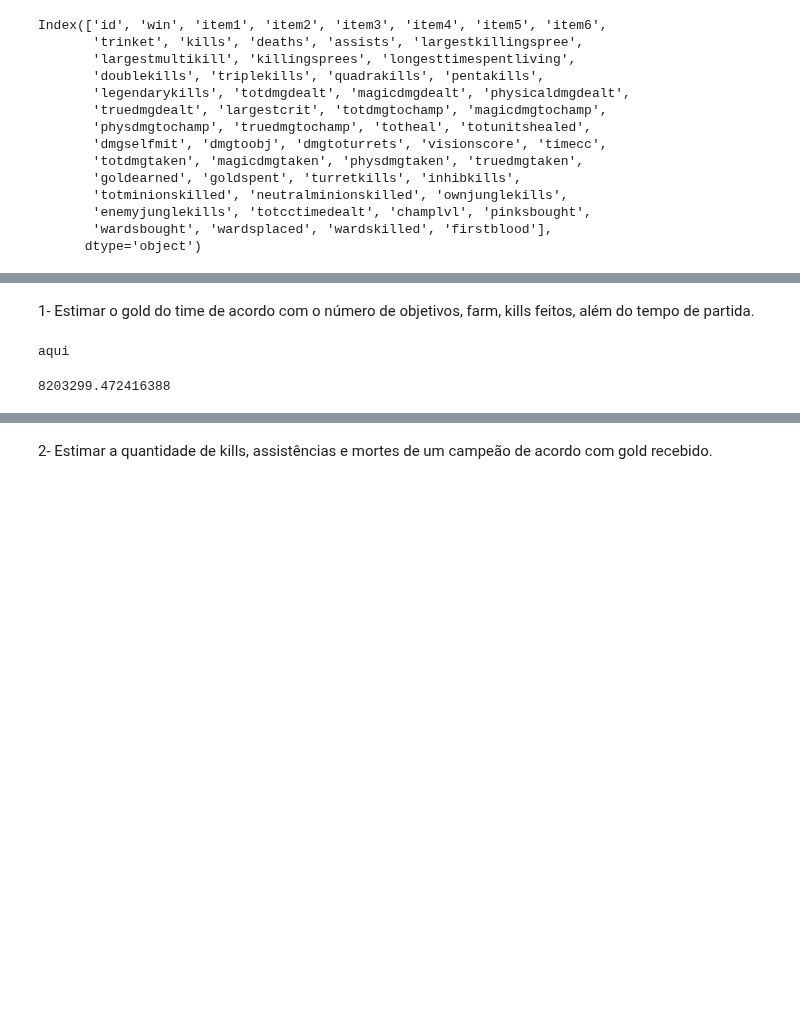
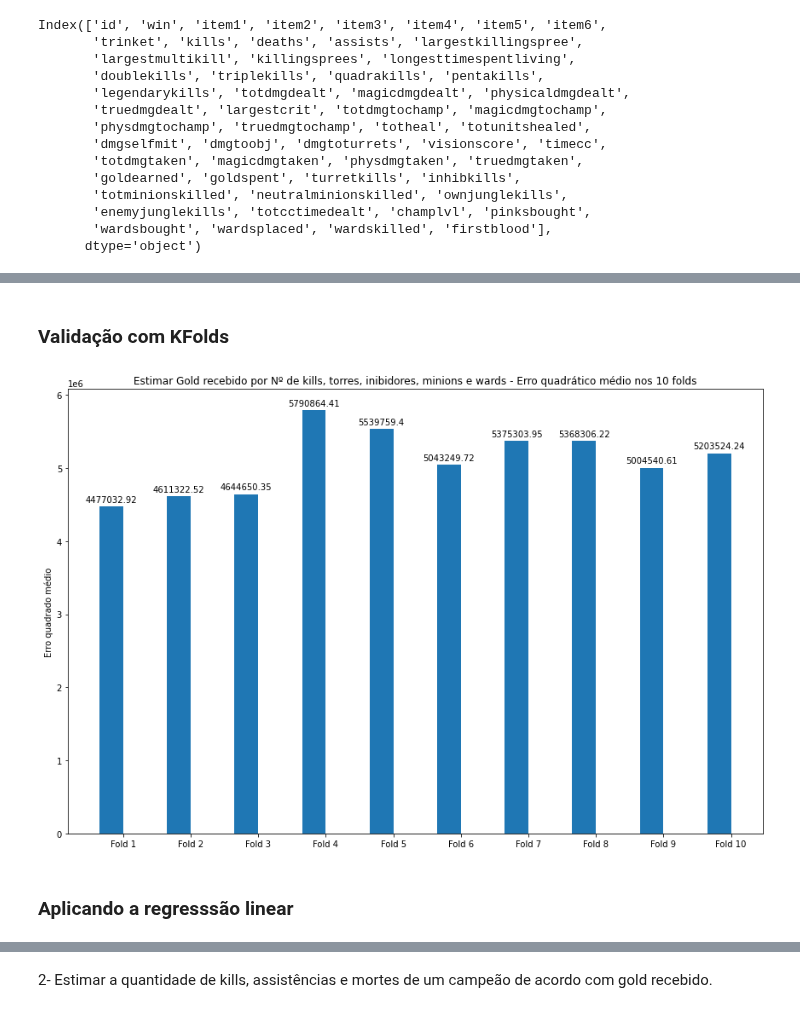
Before and after one commit to guilhermepoluc/league-of-legends-analysis-icd, a Jupyter notebook: regressao.ipynb, the cells around one changed output, grey strips where cells are left out. Drawn from its saved outputs; the diff is of its cells as text; code cells hidden in the pictures; blank space fills up the shorter version.

```diff
--- a/regressao.ipynb
+++ b/regressao.ipynb
@@ -55,2 +69,44 @@ X_train, X_test, y_train, y_test = train_test_split(X[:samples], y[:samples], te
-# %% [markdown]
-1- Estimar o gold do time de acordo com o número de objetivos, farm, kills feitos, além do tempo de partida.
+# %% [markdown]
+### Validação com KFolds
+# %%
+numberOfFolds = 10
+skf = KFold(n_splits=numberOfFolds, shuffle = True)
+error_mean = []
+fold = 1
+for train_index, val_index in skf.split(Z_train, y_train):
+    # print('{}º fold'.format(fold))
+    clf = LinearRegression()
+    clf.fit(Z_train.values[train_index], y_train.values[train_index])
+    y_val = y_train.values[val_index]
+    y_hat = clf.predict(Z_train.values[val_index])
+    error_mean.append(round(((y_val - y_hat)**2).mean(), 2))
+    # print('Erro Quadrado médio: {}'.format(error_mean[fold-1]))
+    # print('')
+    fold += 1
+# %%
+# Funções para plotar os gráficos
+def autolabel(rects, ax):
+    """Attach a text label above each bar in *rects*, displaying its height."""
+    for rect in rects:
+        height = rect.get_height()
+        ax.annotate('{}'.format(height),
+                    xy=(rect.get_x() + rect.get_width() / 2, height),
+                    xytext=(0, 3),  # 3 points vertical offset
+                    textcoords="offset points",
+                    ha='center', va='bottom')
+
+def plotBars(roundedMetricRL, title, metricLabel):
+    fig, ax = plt.subplots()
+    rects = ax.bar(x - width/2, roundedMetricRL , width)
+    # rects1 = ax.bar(x + width/2, roundedMetricKNN , width, label='KNN')
+
+    # Add some text for labels, title and custom x-axis tick labels, etc.
+    fig.set_size_inches(12,8)
+    ax.set_ylabel(metricLabel)
+    ax.set_title('{}'.format(title))
+    ax.set_xticks(x)
+    ax.set_xticklabels(labels)
+    # ax.legend()
+    autolabel(rects, ax)
+    # autolabel(rects2, ax)
+    fig.tight_layout()
@@ -57,14 +117,15 @@ X_train, X_test, y_train, y_test = train_test_split(X[:samples], y[:samples], te
+# %%
+plotBars(error_mean, 'Estimar {} por {} - Erro quadrático médio nos {} folds'.format('Gold recebido', 'Nº de kills, torres, inibidores, minions e wards', numberOfFolds), 'Erro quadrado médio')
+# %% [output]
+[figure, added]
+# %% [markdown]
+### Aplicando a regresssão linear
 # %%
 clf = LinearRegression()
-clf.fit(X_train.values, y_train.values)
-y_val = y_test.values
-y_hat = clf.predict(X_test.values)
-# precision = (y_val == y_hat).mean()
-error_mean = ((y_val - y_hat)**2).mean()
-error_mean
+clf.fit(Z_train.values, y_train.values)
+
+y_val = Z_test.values
+y_hat = clf.predict(Z_test.values)
-# %% [output]
-aqui
-8203299.472416388
 # %%
 def calculate_LinearRegression(X_train, y_train, X_test, y_test, columnToPrint, resultLabel):
     clf = LinearRegression()
```
Also changed, not shown: parts of 38 cells of this notebook.
